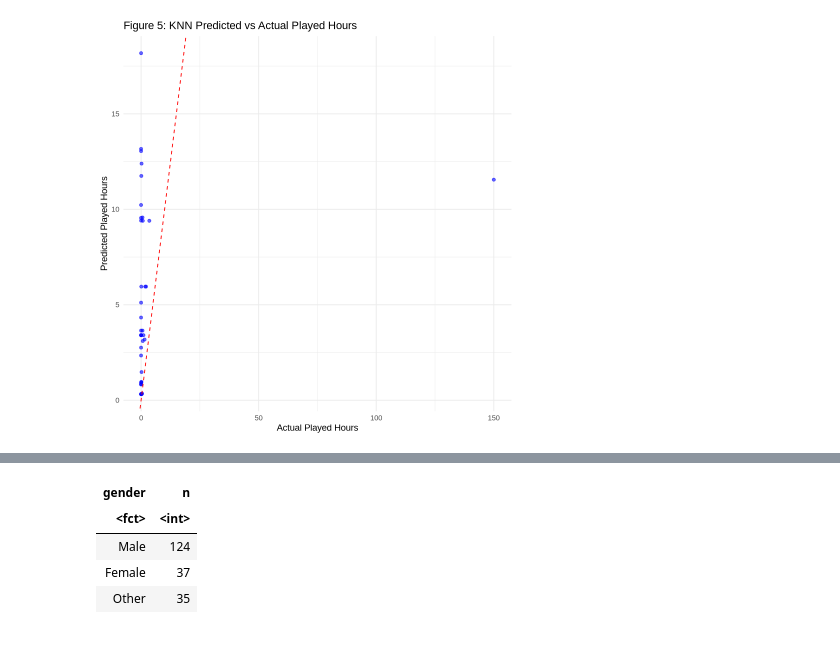
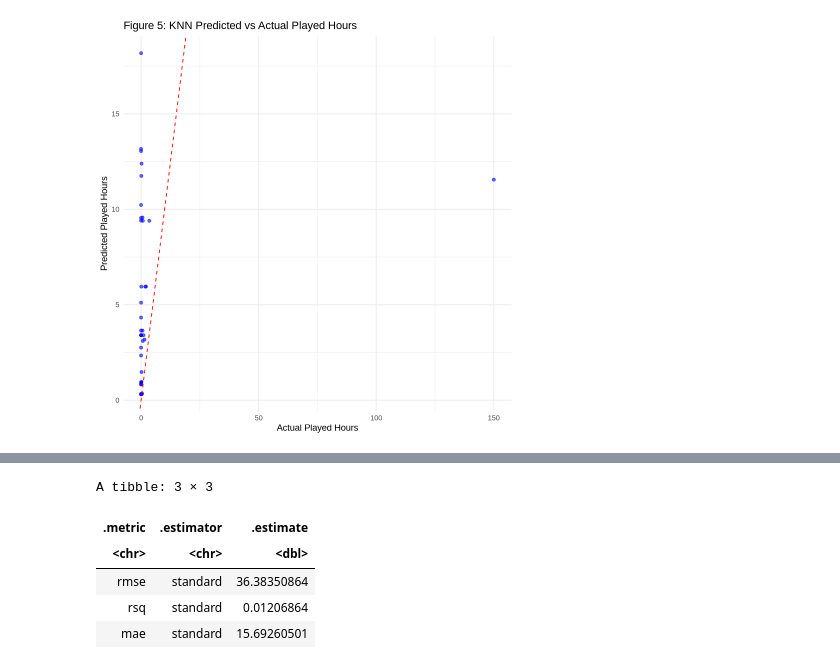
Before and after one commit to mwellison06-cpu/Data-Science-Group-Project, a Jupyter notebook: main.ipynb, the cells around one changed output, grey strips where cells are left out. Drawn from its saved outputs; the diff is of its cells as text; code cells hidden in the pictures.

Commit message:
Added Linear Reg Code

```diff
--- a/main.ipynb
+++ b/main.ipynb
@@ -254,6 +254,25 @@ pred_plot
 [figure]
 [figure]
 # %%
-data %>%
-  count(gender)
+linreg_model <- linear_reg() |>
+  set_engine("lm") |>
+  set_mode("regression")
+
+linreg_workflow <- workflow() |>
+  add_model(linreg_model) |>
+  add_recipe(
+    recipe(played_hours ~ ., data = training_data) |>
+      step_novel(all_nominal_predictors()) |>
+      step_dummy(all_nominal_predictors(), one_hot = TRUE) |>
+      step_zv(all_predictors()) |>
+      step_normalize(all_predictors()) |>
+      step_impute_median(all_numeric_predictors())  # handle age NAs
+  )
+
+linreg_fit <- fit(linreg_workflow, data = training_data)
+
+preds_linreg <- predict(linreg_fit, testing_data) |>
+  bind_cols(testing_data)
+
+metrics(preds_linreg, truth = played_hours, estimate = .pred)
 # %% [output]
@@ -261,6 +281,7 @@ A tibble: 3 × 2
+A tibble: 3 × 3
-| gender | n |
-| <fct> | <int> |
-| Male | 124 |
-| Female | 37 |
-| Other | 35 |
+| .metric | .estimator | .estimate |
+| <chr> | <chr> | <dbl> |
+| rmse | standard | 36.38350864 |
+| rsq | standard | 0.01206864 |
+| mae | standard | 15.69260501 |
 # %%
```
Also changed, not shown: parts of 3 cells of this notebook.
